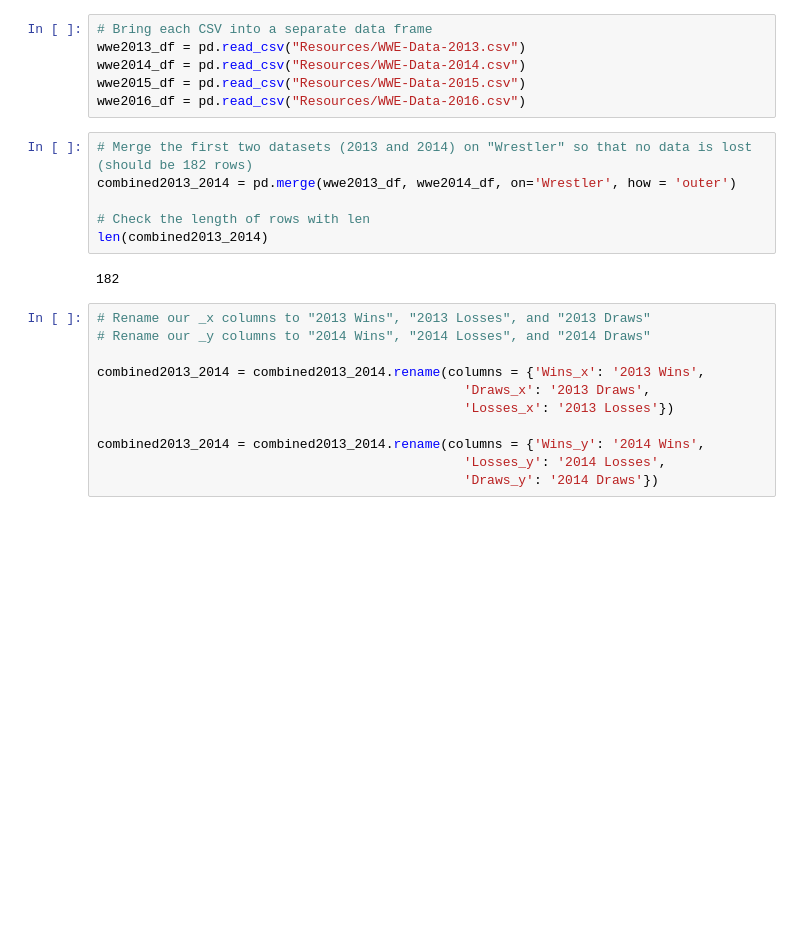
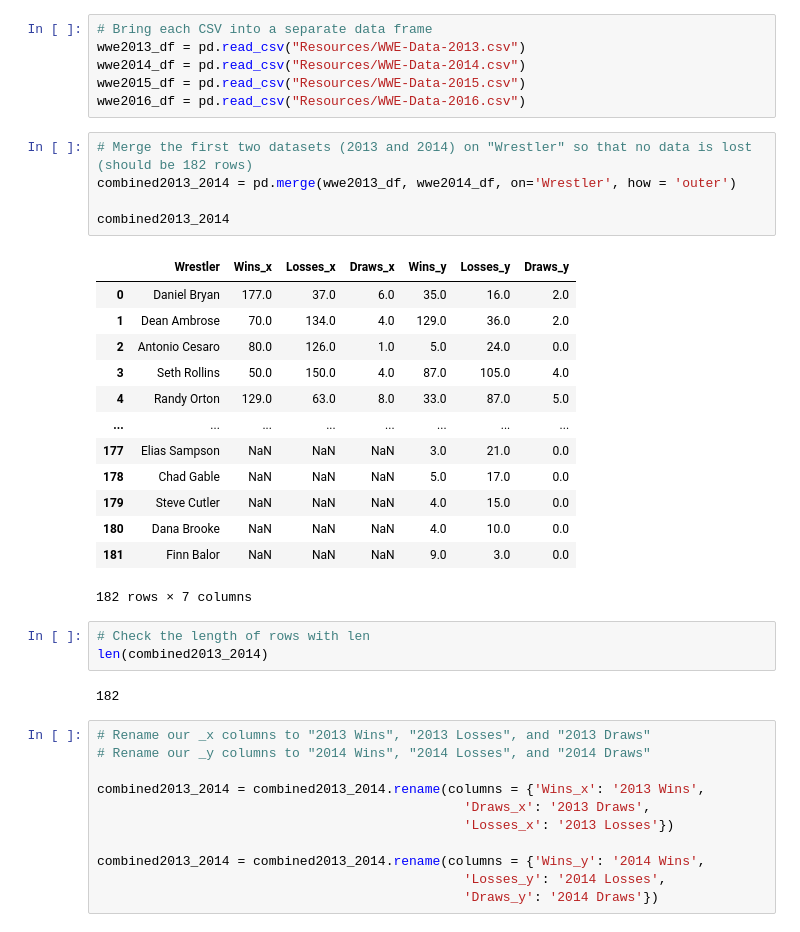
Before and after one commit to SVEENASHARMA/matplotlib-challenge, a Jupyter notebook: Matplotlib Project/Sharma_Wrestling project/Sharm_WWEPart1Part2Part3.ipynb, the cells around one changed output. Drawn from its saved outputs; the diff is of its cells as text; blank space fills up the shorter version.

```diff
--- a/Matplotlib Project/Sharma_Wrestling project/Sharm_WWEPart1Part2Part3.ipynb
+++ b/Matplotlib Project/Sharma_Wrestling project/Sharm_WWEPart1Part2Part3.ipynb
@@ -20,11 +20,27 @@ wwe2016_df = pd.read_csv("Resources/WWE-Data-2016.csv")
 # %%
 # Merge the first two datasets (2013 and 2014) on "Wrestler" so that no data is lost (should be 182 rows)
 combined2013_2014 = pd.merge(wwe2013_df, wwe2014_df, on='Wrestler', how = 'outer')
 
-# Check the length of rows with len
-len(combined2013_2014)
+combined2013_2014
 # %% [output]
+|  | Wrestler | Wins_x | Losses_x | Draws_x | Wins_y | Losses_y | Draws_y |
+| 0 | Daniel Bryan | 177.0 | 37.0 | 6.0 | 35.0 | 16.0 | 2.0 |
+| 1 | Dean Ambrose | 70.0 | 134.0 | 4.0 | 129.0 | 36.0 | 2.0 |
+| 2 | Antonio Cesaro | 80.0 | 126.0 | 1.0 | 5.0 | 24.0 | 0.0 |
+| 3 | Seth Rollins | 50.0 | 150.0 | 4.0 | 87.0 | 105.0 | 4.0 |
+| 4 | Randy Orton | 129.0 | 63.0 | 8.0 | 33.0 | 87.0 | 5.0 |
+| ... | ... | ... | ... | ... | ... | ... | ... |
+| 177 | Elias Sampson | NaN | NaN | NaN | 3.0 | 21.0 | 0.0 |
+| 178 | Chad Gable | NaN | NaN | NaN | 5.0 | 17.0 | 0.0 |
+| 179 | Steve Cutler | NaN | NaN | NaN | 4.0 | 15.0 | 0.0 |
+| 180 | Dana Brooke | NaN | NaN | NaN | 4.0 | 10.0 | 0.0 |
+| 181 | Finn Balor | NaN | NaN | NaN | 9.0 | 3.0 | 0.0 |
-182
+182 rows × 7 columns
+# %%
+# Check the length of rows with len
+len(combined2013_2014)
+# %% [output]
+182
 # %%
 # Rename our _x columns to "2013 Wins", "2013 Losses", and "2013 Draws"
 # Rename our _y columns to "2014 Wins", "2014 Losses", and "2014 Draws"
```
Also changed, not shown: parts of 2 cells of this notebook.
